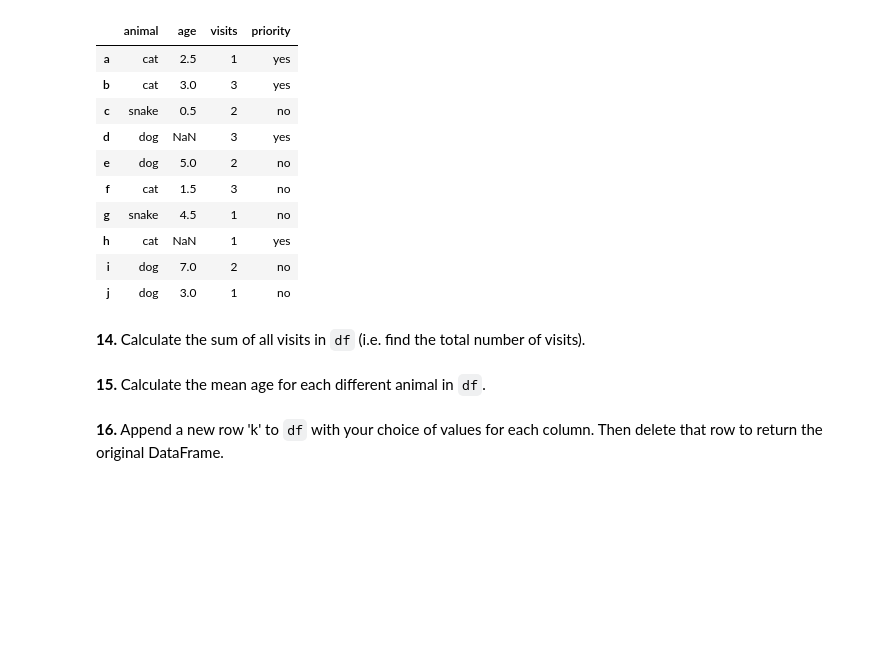
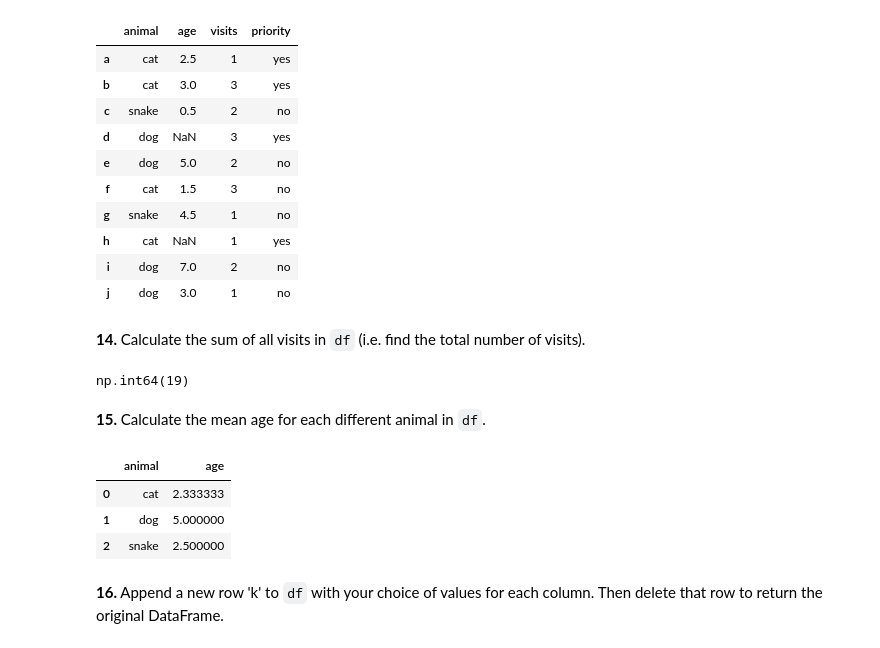
Before and after one commit to erykmoszkowicz/Coding_Repo_Private, a Jupyter notebook: pandas_python/100-pandas-puzzles.ipynb, the cells around one changed output. Saved outputs shown, nothing was run; the diff lists cells and outputs as text; code cells hidden in the pictures; blank space fills up the shorter version.

```diff
--- a/pandas_python/100-pandas-puzzles.ipynb
+++ b/pandas_python/100-pandas-puzzles.ipynb
@@ -188,7 +188,18 @@ df
 | j | dog | 3.0 | 1 | no |
 # %% [markdown]
 **14.** Calculate the sum of all visits in `df` (i.e. find the total number of visits).
+# %%
+pd.to_numeric(df['visits'].sum())
+# %% [output]
+np.int64(19)
 # %% [markdown]
 **15.** Calculate the mean age for each different animal in `df`.
+# %%
+df.groupby(['animal'])['age'].mean().reset_index(drop=False)
+# %% [output]
+|  | animal | age |
+| 0 | cat | 2.333333 |
+| 1 | dog | 5.000000 |
+| 2 | snake | 2.500000 |
 # %% [markdown]
 **16.** Append a new row 'k' to `df` with your choice of values for each column. Then delete that row to return the original DataFrame.
```
Also changed, not shown: parts of 1 cell of this notebook.
